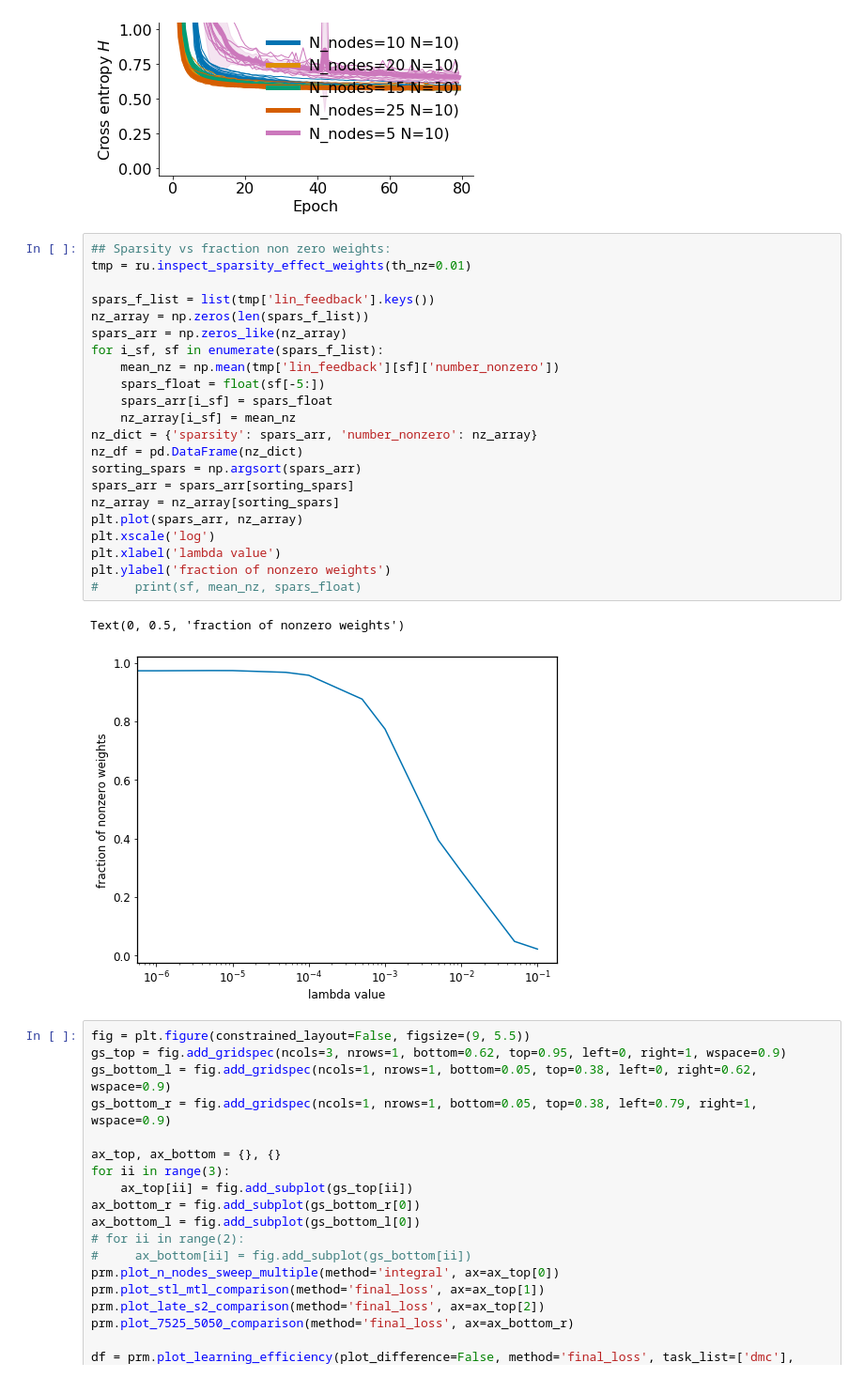
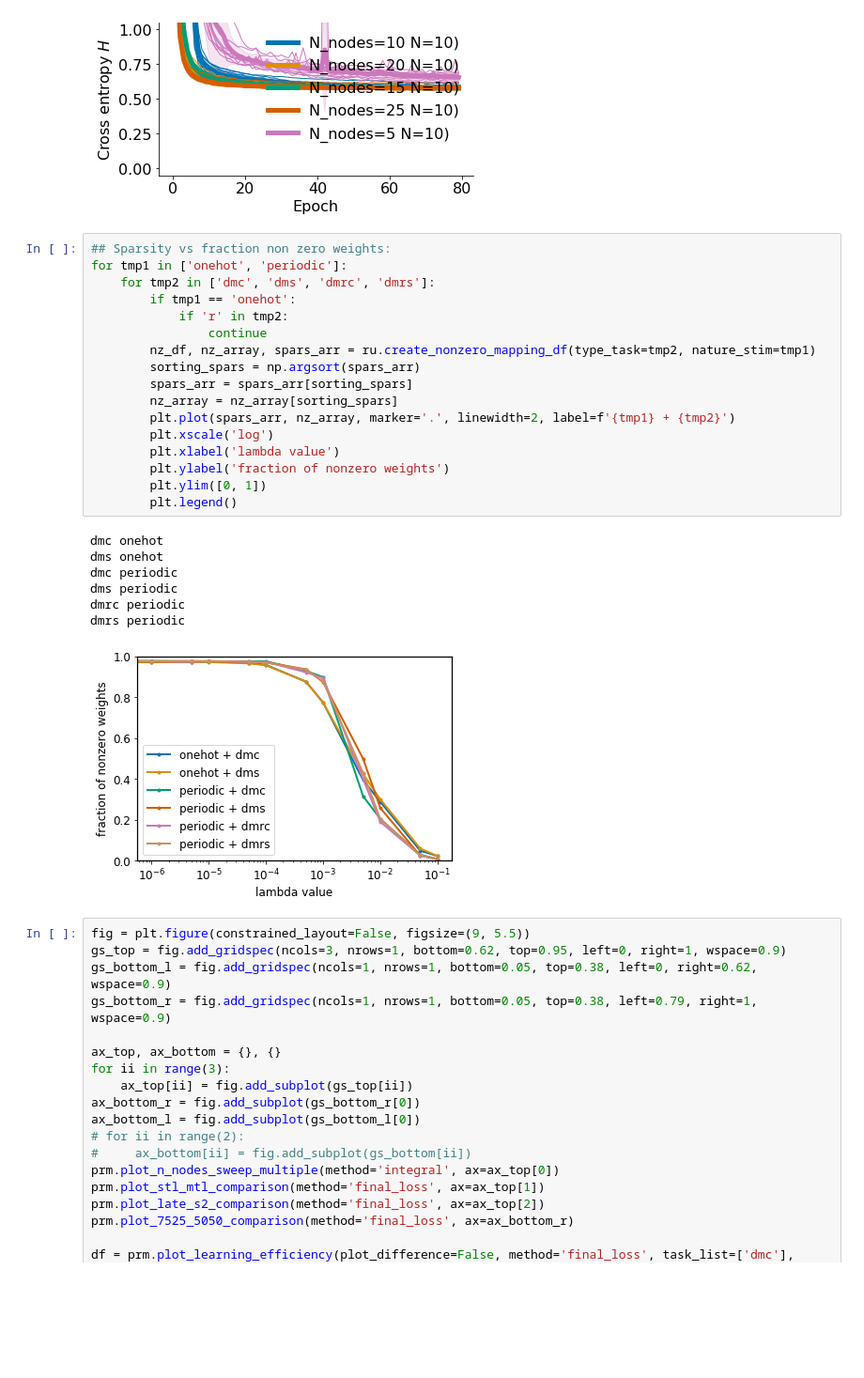
Before and after one commit to vdplasthijs/eavesdropping, a Jupyter notebook: multitasking learning for recurrent nets.ipynb, the cells around one changed output. Shown at 94% size. Cells and saved outputs as stored; diff of their text form; blank space fills up the shorter version.

Commit message:
updated supp fig tasks

```diff
--- a/multitasking learning for recurrent nets.ipynb
+++ b/multitasking learning for recurrent nets.ipynb
@@ -375,31 +375,31 @@ prm.plot_n_nodes_convergence(plot_indiv=True,
   parent_folder='/home/thijs/repos/rotation/models/sweep_n_nodes/7525/dms_task/onehot/sparsity_1e-04/')
 # %% [output]
 [figure]
-# %%
-## Sparsity vs fraction non zero weights:
-tmp = ru.inspect_sparsity_effect_weights(th_nz=0.01)
-
-spars_f_list = list(tmp['lin_feedback'].keys())
-nz_array = np.zeros(len(spars_f_list))
-spars_arr = np.zeros_like(nz_array)
-for i_sf, sf in enumerate(spars_f_list):
-    mean_nz = np.mean(tmp['lin_feedback'][sf]['number_nonzero'])
-    spars_float = float(sf[-5:])
-    spars_arr[i_sf] = spars_float
-    nz_array[i_sf] = mean_nz
-nz_dict = {'sparsity': spars_arr, 'number_nonzero': nz_array}
-nz_df = pd.DataFrame(nz_dict)
-sorting_spars = np.argsort(spars_arr)
-spars_arr = spars_arr[sorting_spars]
-nz_array = nz_array[sorting_spars]
-plt.plot(spars_arr, nz_array)
-plt.xscale('log')
-plt.xlabel('lambda value')
-plt.ylabel('fraction of nonzero weights')
-#     print(sf, mean_nz, spars_float)
-# %% [output]
-Text(0, 0.5, 'fraction of nonzero weights')
-[figure, removed]
+# %%
+## Sparsity vs fraction non zero weights:
+for tmp1 in ['onehot', 'periodic']:
+    for tmp2 in ['dmc', 'dms', 'dmrc', 'dmrs']:
+        if tmp1 == 'onehot':
+            if 'r' in tmp2:
+                continue
+        nz_df, nz_array, spars_arr = ru.create_nonzero_mapping_df(type_task=tmp2, nature_stim=tmp1)
+        sorting_spars = np.argsort(spars_arr)
+        spars_arr = spars_arr[sorting_spars]
+        nz_array = nz_array[sorting_spars]
+        plt.plot(spars_arr, nz_array, marker='.', linewidth=2, label=f'{tmp1} + {tmp2}')
+        plt.xscale('log')
+        plt.xlabel('lambda value')
+        plt.ylabel('fraction of nonzero weights')
+        plt.ylim([0, 1])
+        plt.legend()
+# %% [output]
+dmc onehot
+dms onehot
+dmc periodic
+dms periodic
+dmrc periodic
+dmrs periodic
+[figure, added]
 # %%
 fig = plt.figure(constrained_layout=False, figsize=(9, 5.5))
 gs_top = fig.add_gridspec(ncols=3, nrows=1, bottom=0.62, top=0.95, left=0, right=1, wspace=0.9)
```
Also changed, not shown: parts of 7 cells of this notebook, 2 other files.
